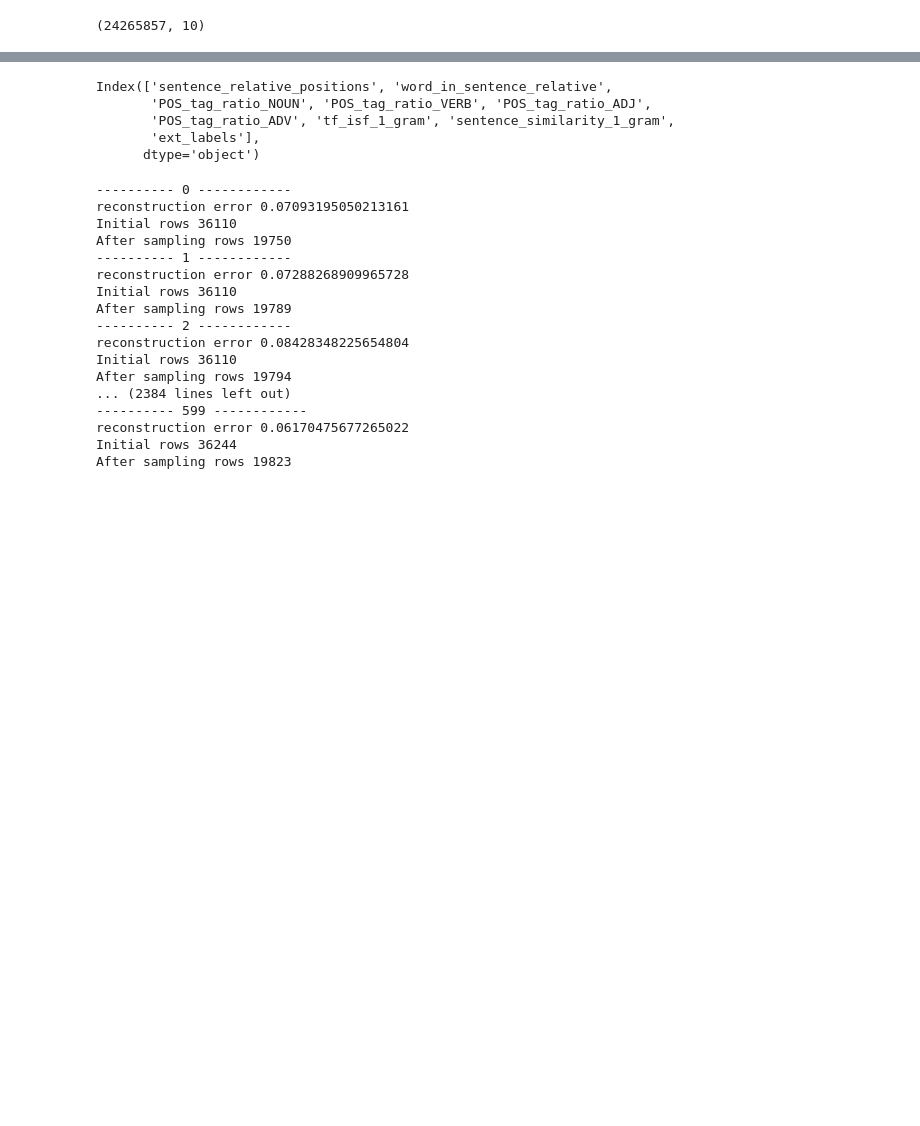
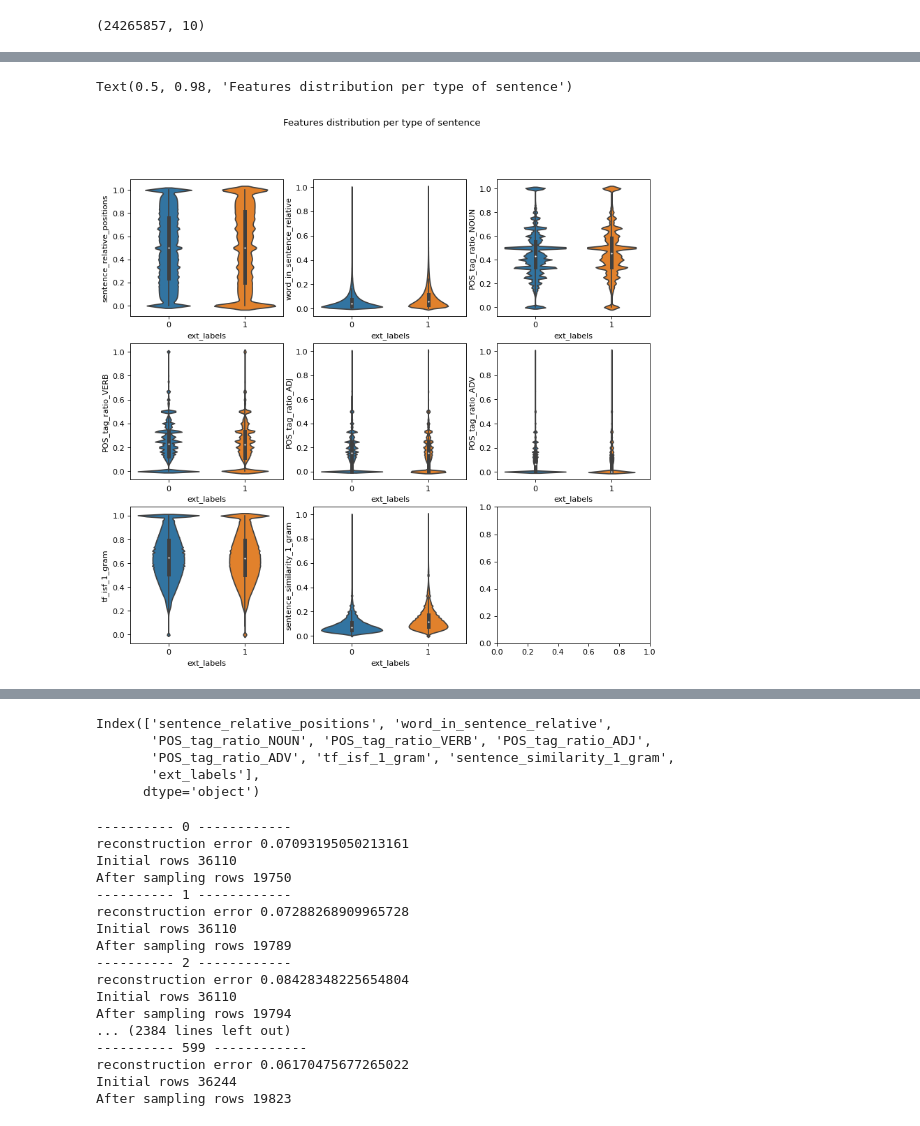
Before and after one commit to giocoal/reddit-tldr-summarizer-and-topic-modeling, a Jupyter notebook: featureMatrixUndersampling.ipynb, the cells around one changed output, grey strips where cells are left out. Saved outputs shown, nothing was run; the diff lists cells and outputs as text; code cells hidden in the pictures; blank space fills up the shorter version.

```diff
--- a/featureMatrixUndersampling.ipynb
+++ b/featureMatrixUndersampling.ipynb
@@ -21,0 +67,15 @@ trainAndVal.shape
+# %%
+fig, ax = plt.subplots(nrows=3, ncols=3, figsize=(12, 11), dpi=80)
+
+for i in range(3):
+  for j in range(3):
+    if i != 2:
+      sns.violinplot(data=trainAndVal, y=features[i*3+j], x='ext_labels', ax=ax[i,j])
+    else:
+      if j !=2:
+        sns.violinplot(data=trainAndVal, y=features[i*3+j], x='ext_labels', ax=ax[i,j])
+
+fig.suptitle('Features distribution per type of sentence')
+# %% [output]
+Text(0.5, 0.98, 'Features distribution per type of sentence')
+[figure, added]
```
Also changed, not shown: parts of 17 cells of this notebook.
